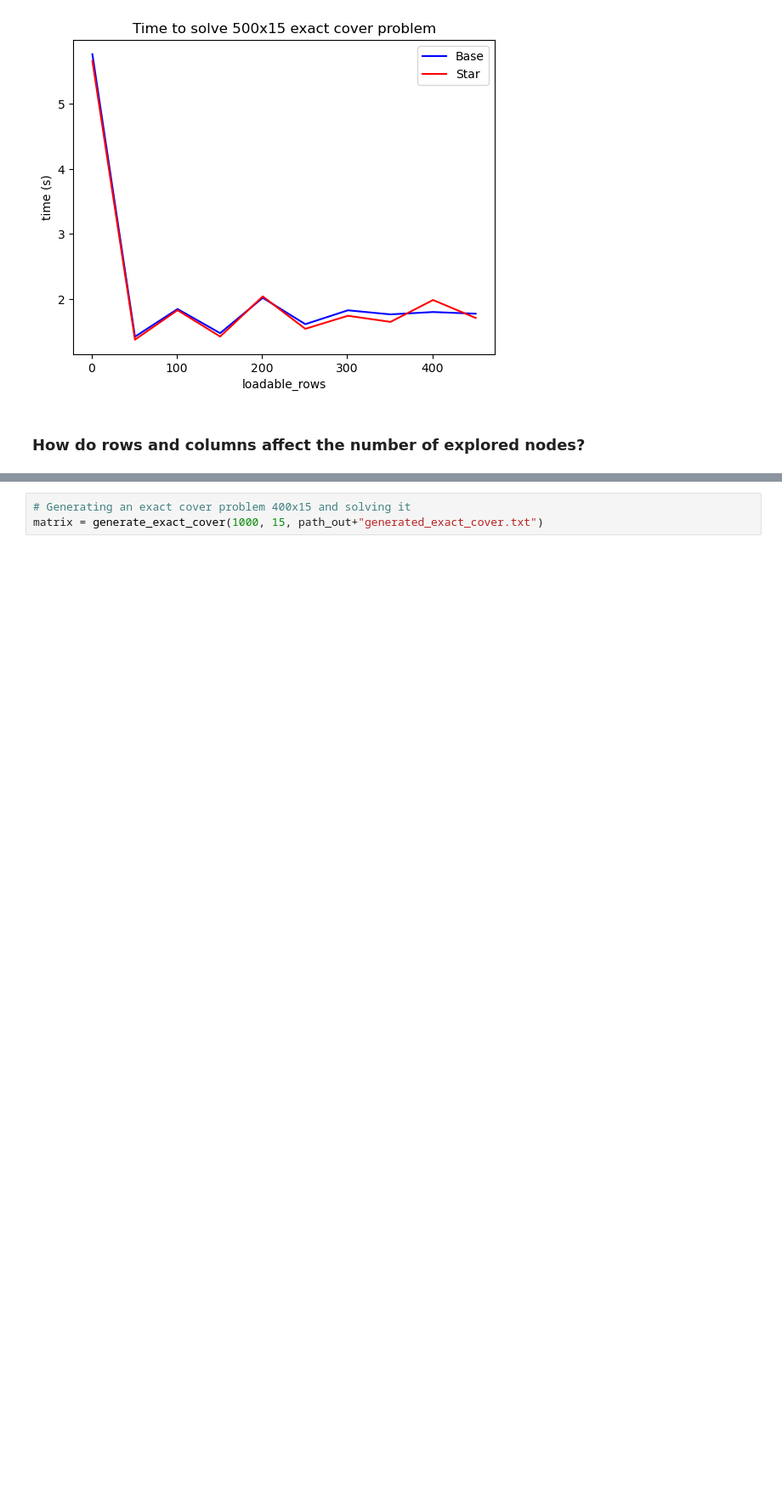
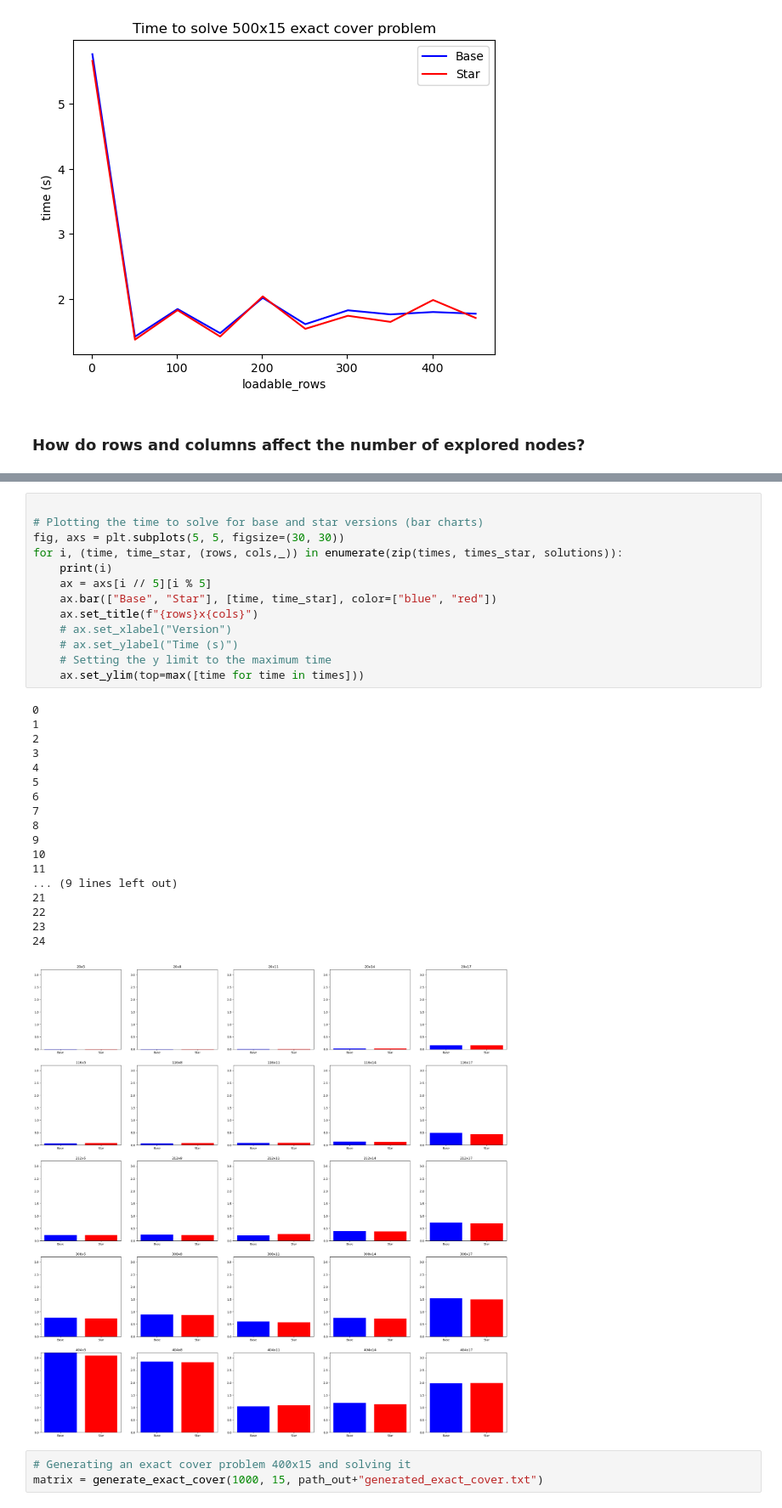
Before and after one commit to festad/University-Notes, a Jupyter notebook: algstrdat/prog/py/mem_eff_exact_cover.ipynb, the cells around one changed output, grey strips where cells are left out. Shown at 85% size. Saved outputs shown, nothing was run; the diff lists cells and outputs as text; blank space fills up the shorter version.

```diff
--- a/algstrdat/prog/py/mem_eff_exact_cover.ipynb
+++ b/algstrdat/prog/py/mem_eff_exact_cover.ipynb
@@ -1310,3 +1328,35 @@ plt.show()
+# %%
+
+# Plotting the time to solve for base and star versions (bar charts)
+fig, axs = plt.subplots(5, 5, figsize=(30, 30))
+for i, (time, time_star, (rows, cols,_)) in enumerate(zip(times, times_star, solutions)):
+    print(i)
+    ax = axs[i // 5][i % 5]
+    ax.bar(["Base", "Star"], [time, time_star], color=["blue", "red"])
+    ax.set_title(f"{rows}x{cols}")
+    # ax.set_xlabel("Version")
+    # ax.set_ylabel("Time (s)")
+    # Setting the y limit to the maximum time
+    ax.set_ylim(top=max([time for time in times]))
+# %% [output]
+0
+1
+2
+3
+4
+5
+6
+7
+8
+9
+10
+11
+... (9 lines left out)
+21
+22
+23
+24
+[figure, added]
 # %%
 # Generating an exact cover problem 400x15 and solving it
 matrix = generate_exact_cover(1000, 15, path_out+"generated_exact_cover.txt")
```
Also changed, not shown: parts of 15 cells of this notebook.
